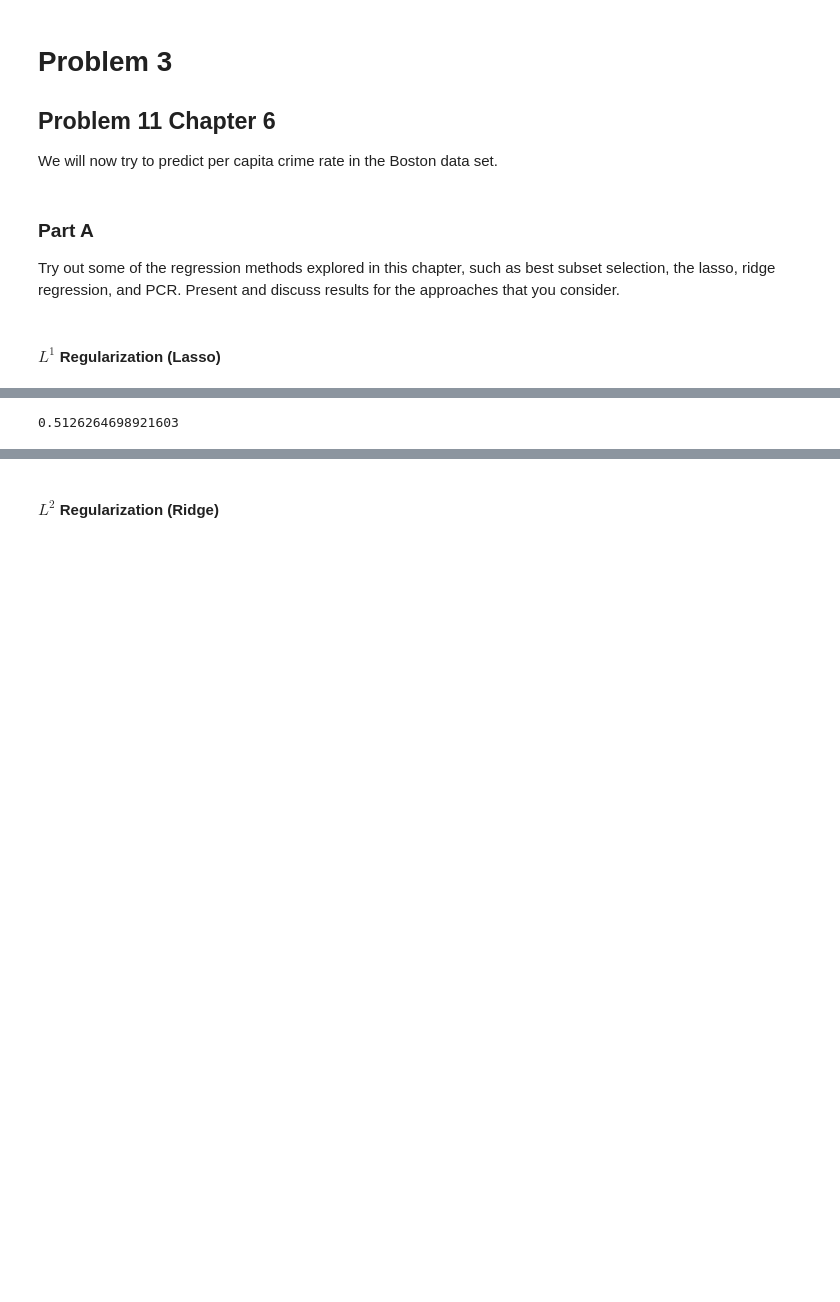
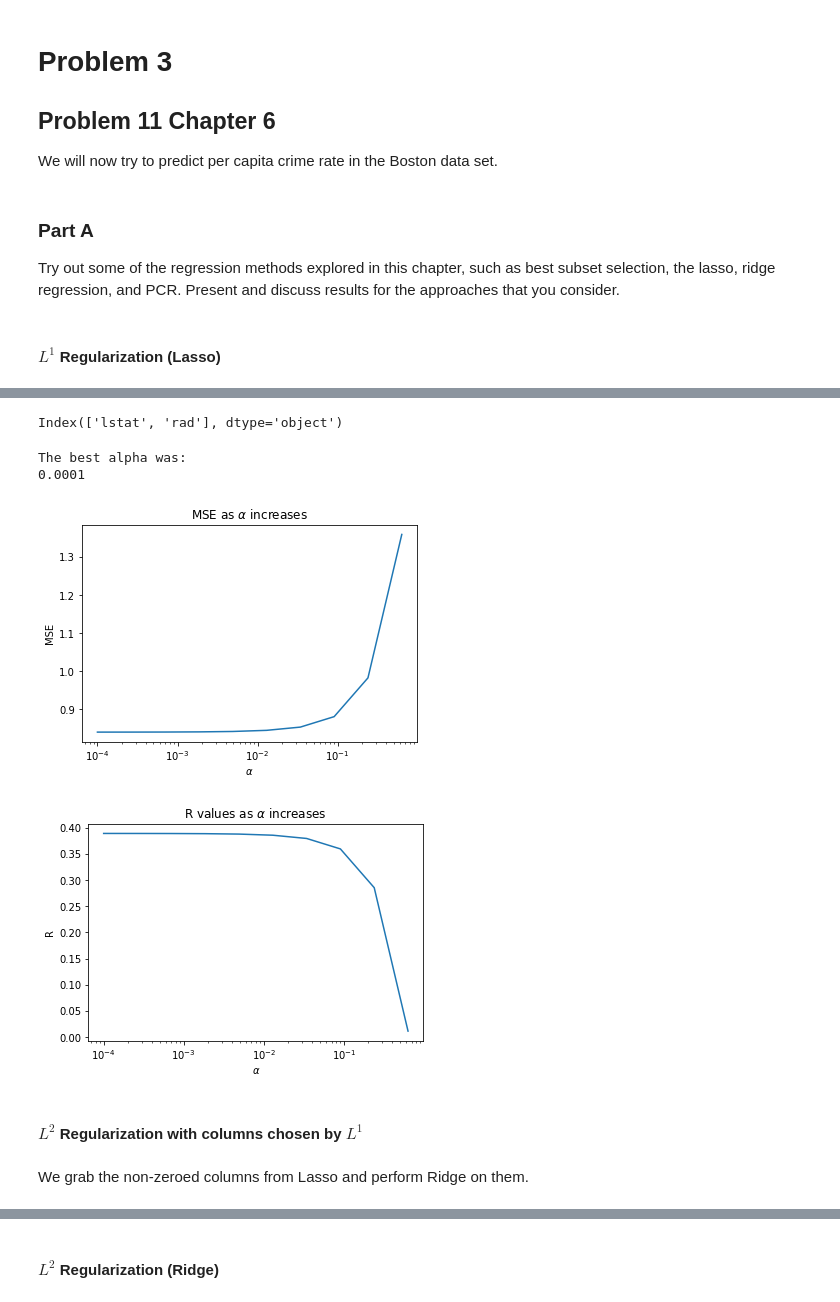
Before and after one commit to jsigee87/Data-Science-Lab-ee379k, a Jupyter notebook: lab6/src/problem3.ipynb, the cells around one changed output, grey strips where cells are left out. Drawn from its saved outputs; the diff is of its cells as text; code cells hidden in the pictures; blank space fills up the shorter version.

```diff
--- a/lab6/src/problem3.ipynb
+++ b/lab6/src/problem3.ipynb
@@ -119,16 +172,36 @@ poly_data = poly.fit_transform(scaled_data_copy)
-# %%
-# Make new Lasso and fit again
-# Train using gridsearch cv
-alphas = np.logspace(-3, 1, num=10)
-parameters = {'alpha':alphas}
-lasso = Lasso()
-model = GridSearchCV(lasso, parameters, cv=5, return_train_score=True)
-X_train, X_test, y_train, y_test = train_test_split(poly_data, scaled_data[:,0])
-_ = model.fit(X_train, y_train)
-# %%
-y_hat = model.predict(X_test)
-score = mean_squared_error(y_test, y_hat)
-scores['Lasso- Poly'] = score
-print(score)
-# %% [output]
-0.5126264698921603
+# %%
+print(df_copy.columns)
+# %% [output]
+Index(['lstat', 'rad'], dtype='object')
+# %%
+# Tune by hand
+alphas = np.logspace(-4, -0.2, num=10)
+lasso_scores = []
+lasso_rvalues = []
+for alpha in alphas:
+    lasso = Lasso(alpha=alpha, tol=0.0001)
+    _ = lasso.fit(X_train, y_train)
+    pred = lasso.predict(X_test)
+    r_val = lasso.score(X_test, y_test)
+    lasso_rvalues.append(r_val)
+    lasso_scores.append(mean_squared_error(pred, y_test))
+# %%
+plotMSE(alphas, lasso_scores)
+plotR(alphas, lasso_rvalues)
+
+best_alpha = alphas[np.argmin(np.array(lasso_scores))]
+print('The best alpha was:')
+print(best_alpha)
+
+# Add to list
+r_vals['Lasso-Poly'] = np.amin(np.array(lasso_rvalues))
+scores['Lasso-Poly'] = np.amin(lasso_scores)
+# %% [output]
+The best alpha was:
+0.0001
+[figure, added]
+[figure, added]
+# %% [markdown]
+#### $L^2$ Regularization with columns chosen by $L^1$
+# %% [markdown]
+We grab the non-zeroed columns from Lasso and perform Ridge on them.
```
Also changed, not shown: parts of 32 cells of this notebook.
